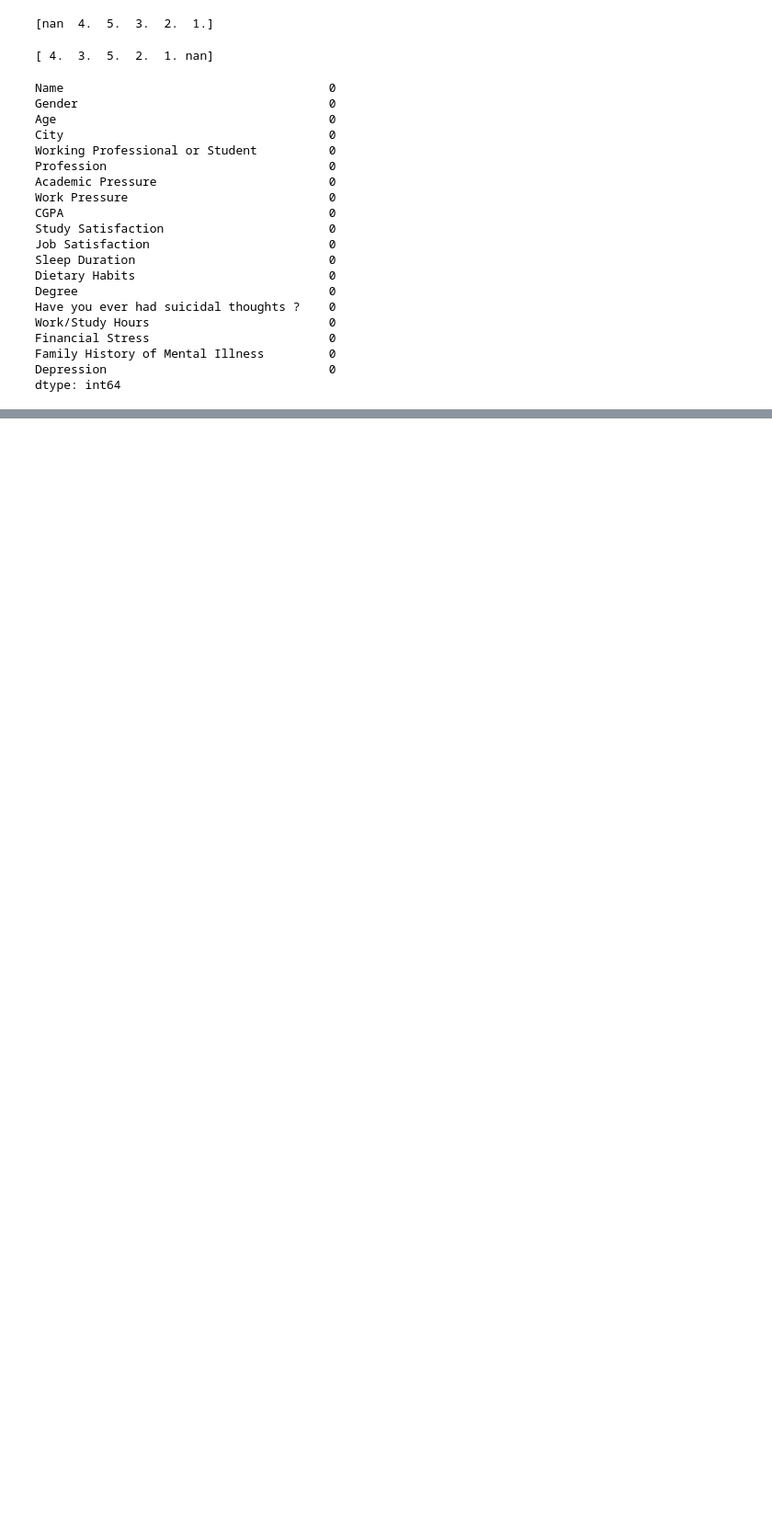
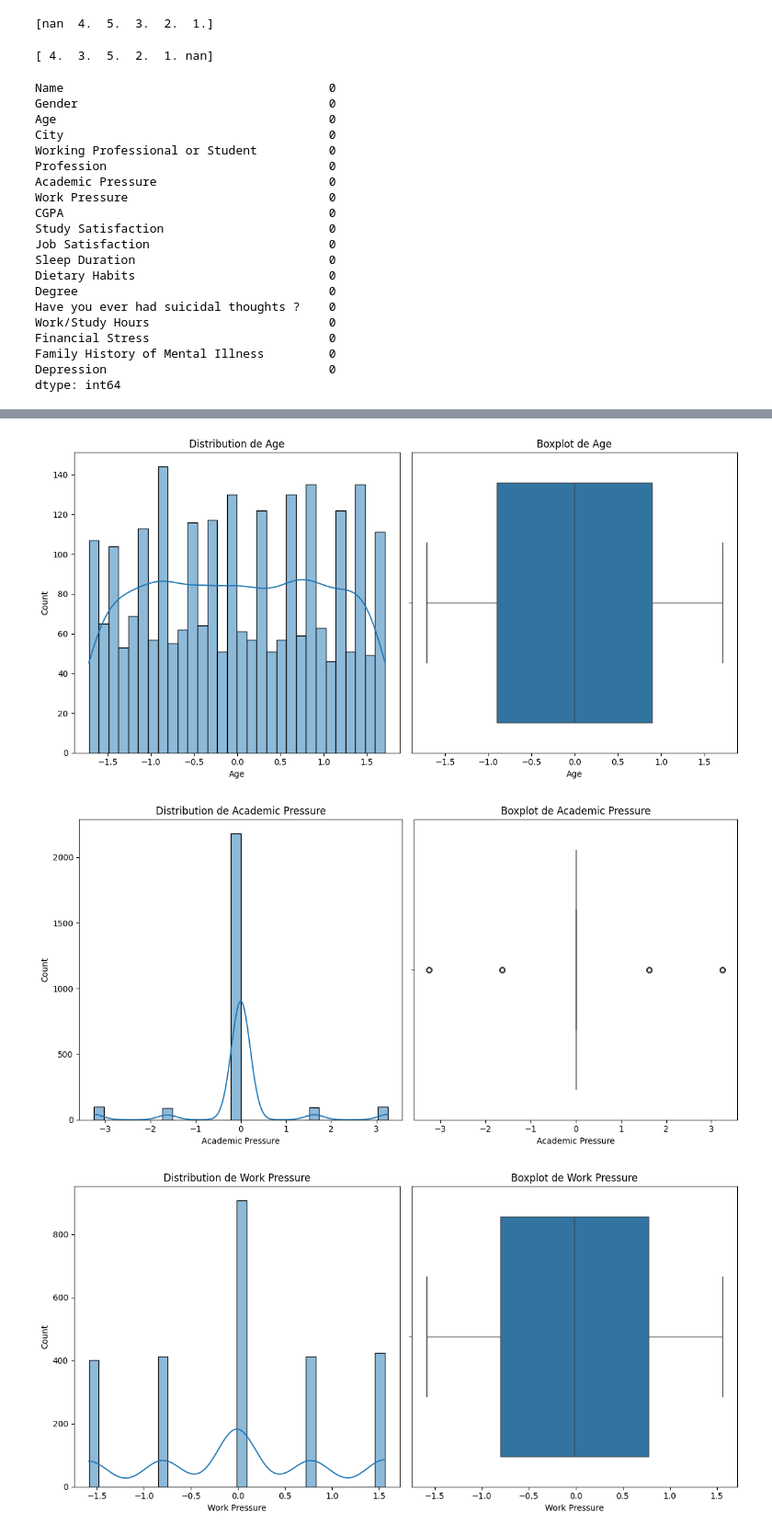
Before and after one commit to HamoumaAmine/Depression-Risk-Factors-Analysis-and-Prediction-Model, a Jupyter notebook: main.ipynb, the cells around one changed output, grey strips where cells are left out. Shown at 92% size. Cells and saved outputs as stored; diff of their text form; code cells hidden in the pictures; blank space fills up the shorter version.

Commit message:
visualization

```diff
--- a/main.ipynb
+++ b/main.ipynb
@@ -229,2 +232,25 @@ dtype: int64
+# %%
+# Initialisation du standardiseur
+scaler = StandardScaler()
+
+# Sélection des colonnes à standardiser
+columns_to_standardize = ['Age', 'Academic Pressure', 'Work Pressure', 'CGPA',
+                          'Job Satisfaction','Study Satisfaction', 'Work/Study Hours', 'Financial Stress']
+
+# Application de la standardisation
+df[columns_to_standardize] = scaler.fit_transform(df[columns_to_standardize])
+# %%
+le = LabelEncoder()
+
+# Encodage des variables catégorielles
+df['Gender'] = le.fit_transform(df['Gender'])
+df['City'] = le.fit_transform(df['City'])
+df['Working Professional or Student'] = le.fit_transform(df['Working Professional or Student'])
+df['Profession'] = le.fit_transform(df['Profession'])
+df['Degree'] = le.fit_transform(df['Degree'])
+df['Have you ever had suicidal thoughts ?'] = le.fit_transform(df['Have you ever had suicidal thoughts ?'])
+df['Dietary Habits'] = le.fit_transform(df['Dietary Habits'])
+df['Family History of Mental Illness'] = le.fit_transform(df['Family History of Mental Illness'])
+df['Depression'] = le.fit_transform(df['Depression'])
 # %%
 stop_tracker()
@@ -230,0 +280,23 @@ stop_tracker()
+# %%
+df = df.drop('Name', axis=1)
+# %%
+# Visualisation des distributions des variables numériques
+numeric_columns = ['Age', 'Academic Pressure', 'Work Pressure', 'CGPA',
+                   'Job Satisfaction', 'Work/Study Hours', 'Financial Stress']
+
+for col in numeric_columns:
+    plt.figure(figsize=(12, 6))
+    plt.subplot(1, 2, 1)
+    sns.histplot(df[col], kde=True, bins=30)
+    plt.title(f'Distribution de {col}')
+
+    plt.subplot(1, 2, 2)
+    sns.boxplot(x=df[col])
+    plt.title(f'Boxplot de {col}')
+
+    plt.tight_layout()
+    plt.show()
+# %% [output]
+[figure, added]
+[figure, added]
+[figure, added]
```
Also changed, not shown: parts of 12 cells of this notebook, 1 other file.
